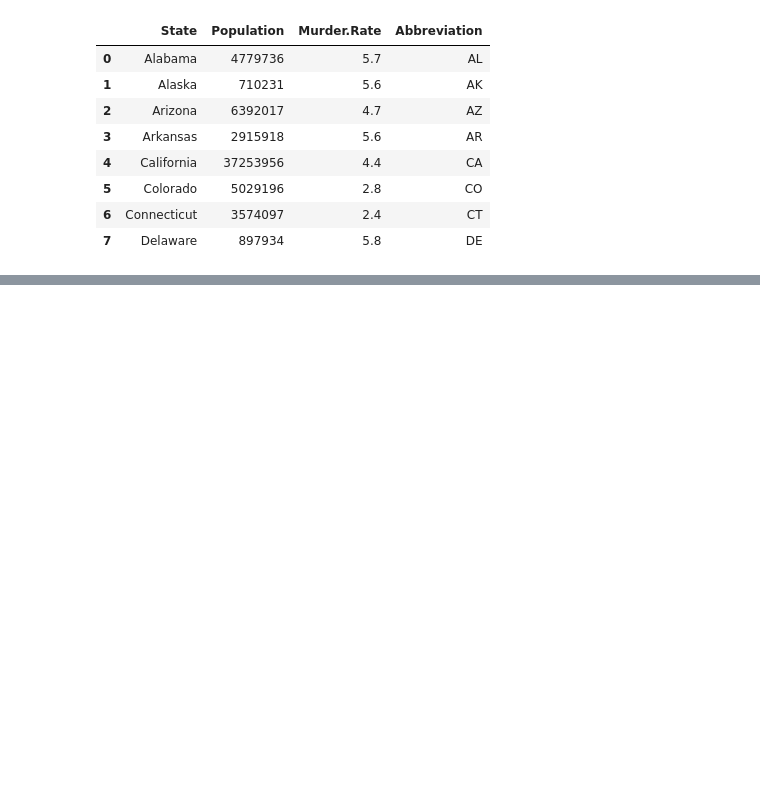
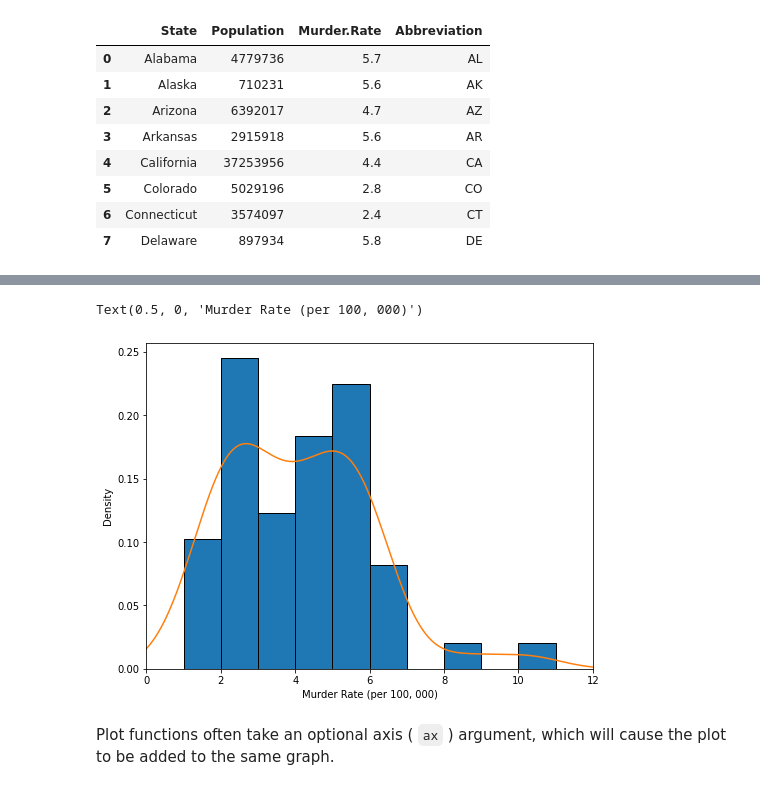
Before and after one commit to cmarsa/practicalstats4ds, a Jupyter notebook: py/01_eda.ipynb, the cells around one changed output, grey strips where cells are left out. Cells and saved outputs as stored; diff of their text form; code cells hidden in the pictures; blank space fills up the shorter version.

```diff
--- a/py/01_eda.ipynb
+++ b/py/01_eda.ipynb
@@ -521,0 +700,14 @@ state.head(8)
+# %%
+ax = state['Murder.Rate'].plot.hist(density = True,
+                                    xlim = [0, 12],
+                                    bins = range(1, 12),
+                                    edgecolor = 'k',
+                                    figsize = (8, 6))
+state['Murder.Rate'].plot.density(ax = ax)
+ax.set_xlabel('Murder Rate (per 100, 000)')
+# %% [output]
+Text(0.5, 0, 'Murder Rate (per 100, 000)')
+[figure, added]
+# %% [markdown]
+Plot functions often take an optional axis ( `ax` ) argument, which will cause the
+plot to be added to the same graph.
```
Also changed, not shown: parts of 47 cells of this notebook.
